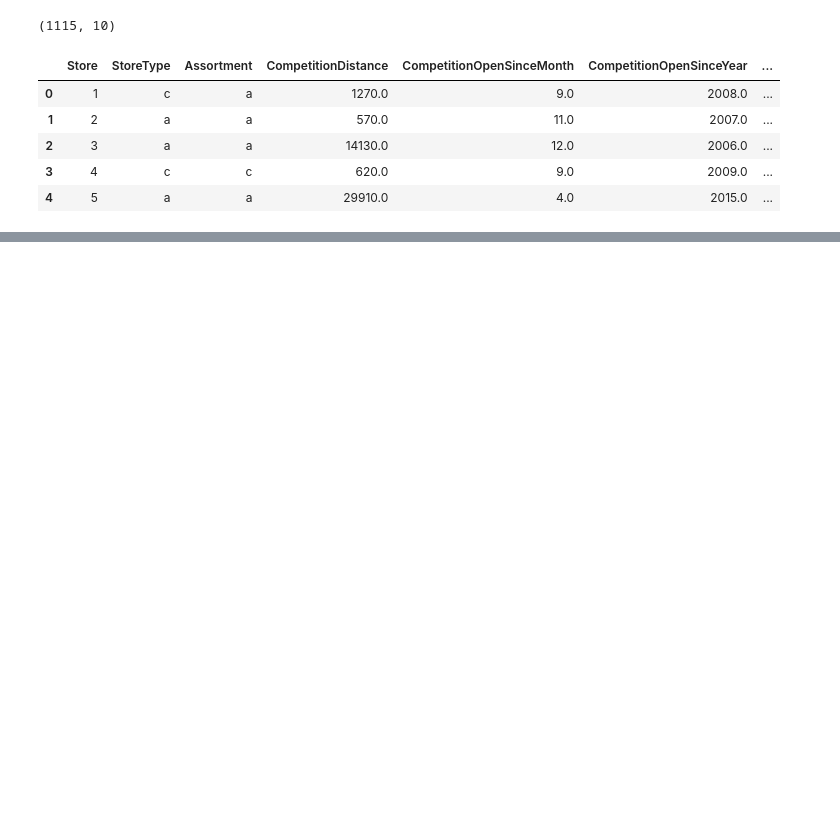
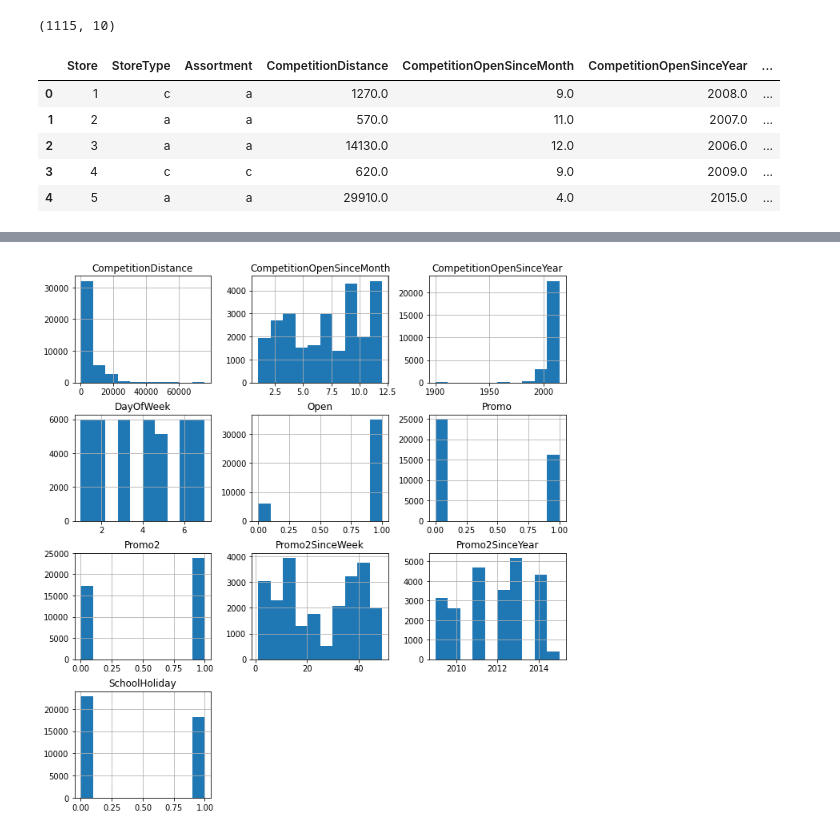
Before and after one commit to fbagire/pharmaceutical_sales_forecast, a Jupyter notebook: notebook/EDA.ipynb, the cells around one changed output, grey strips where cells are left out. Cells and saved outputs as stored; diff of their text form; code cells hidden in the pictures; blank space fills up the shorter version.

```diff
--- a/notebook/EDA.ipynb
+++ b/notebook/EDA.ipynb
@@ -33,0 +113,6 @@ store.head()
+# %%
+test_df=test.merge(store,how='left',on='Store')
+# %%
+_=test_df[list(test_df.columns.difference(['Id','Store']))].hist(figsize=(11,12))
+# %% [output]
+[figure, added]
```
Also changed, not shown: parts of 13 cells of this notebook.
